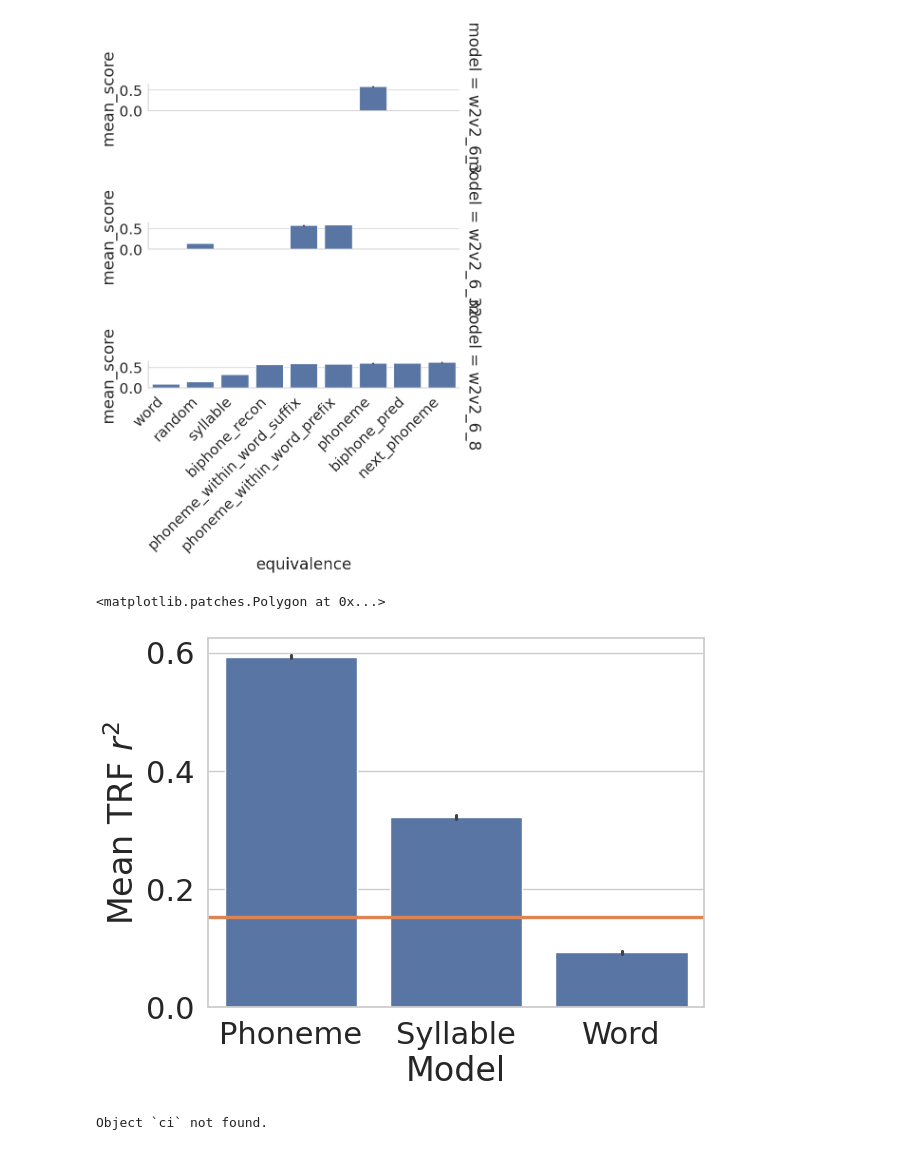
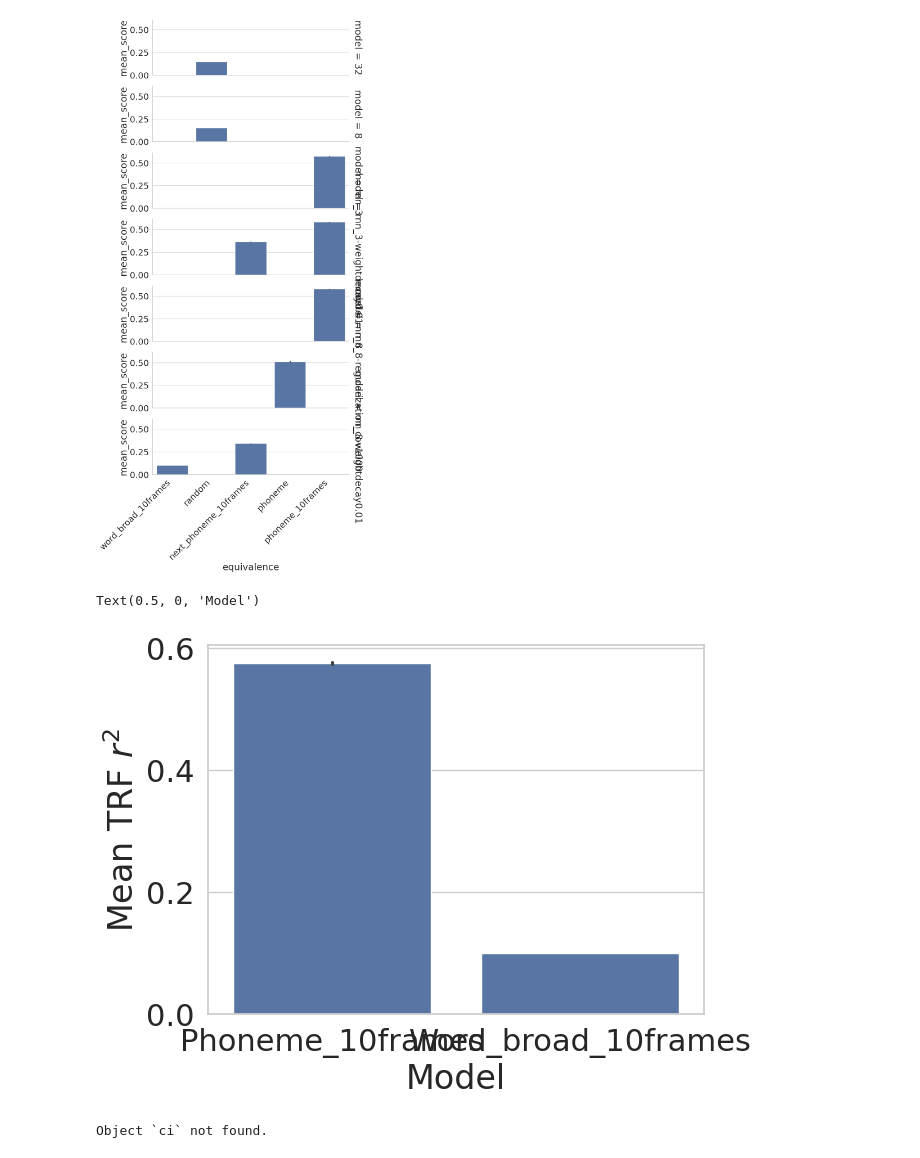
Before and after one commit to hans/ideal-word-representations, a Jupyter notebook: summary_notebooks/trf.ipynb, the cells around one changed output. Drawn from its saved outputs; the diff is of its cells as text; code cells hidden in the pictures.

Commit message:
trf summary: update to work with new pipeline

```diff
--- a/summary_notebooks/trf.ipynb
+++ b/summary_notebooks/trf.ipynb
@@ -7,11 +7,12 @@ import seaborn as sns
 # %%
 sns.set_theme(style="whitegrid", font_scale=2)
 # %%
-trf_score_paths = list(Path("../outputs/notebooks").glob("*/*/trf/trf_scores.csv"))
+trf_score_paths = list(Path("../outputs/notebooks").glob("*/*/*/*/trf/trf_scores.csv"))
+print(trf_score_paths)
 trf_scores = pd.concat([pd.read_csv(p) for p in trf_score_paths],
-                       keys=[(p.parents[2].name, p.parents[1].name) for p in trf_score_paths],
-                       names=["model", "equivalence"]).reset_index(level=2, drop=True)
-trf_scores = trf_scores.reset_index().melt(id_vars=["model", "equivalence", "fold"], var_name="output_dim", value_name="score").dropna()
+                       keys=[(p.parents[1].name, p.parents[2].name, p.parents[3].name) for p in trf_score_paths],
+                       names=["equivalence", "model", "base_model"]).reset_index(level=3, drop=True)
+trf_scores = trf_scores.reset_index().melt(id_vars=["base_model", "model", "equivalence", "fold"], var_name="output_dim", value_name="score").dropna()
 
 trf_scores["model"] = trf_scores.model.str.replace("random[^_]*_", "", regex=True)
 
@@ -33,4 +40,4 @@ trf_scores
 # %%
-score_summary = trf_scores.groupby(["model", "equivalence", "fold"]).apply(lambda xs: pd.Series({"mean_score": xs.score.mean(), "num_dimensions": xs.output_dim.nunique()}))
+score_summary = trf_scores.groupby(["base_model", "model", "equivalence", "fold"]).apply(lambda xs: pd.Series({"mean_score": xs.score.mean(), "num_dimensions": xs.output_dim.nunique()}))
 score_summary
 # %% [output]
@@ -61,26 +68,26 @@ for ax in g.axes.flat:
         label.set_rotation(45)
         label.set_ha("right")
 # %% [output]
-[figure, old version]
+[figure, new version]
 # %%
 plot_data = score_summary.reset_index()
-plot_data = plot_data[plot_data.model == "w2v2_6_8"]
-plot_data = plot_data[plot_data.equivalence.isin(["word", "syllable", "phoneme"])]
+# plot_data = plot_data[plot_data.model == "w2v2_6_8"]
+plot_data = plot_data[plot_data.equivalence.isin(["word_broad_10frames", "syllable_10frames", "phoneme_10frames"])]
 plot_data["equivalence"] = plot_data.equivalence.str.capitalize()
 
 # Get mean and standard error of random model
-random_mean = score_summary.loc["w2v2_6_8"].loc["random"].mean_score.mean()
-random_se = score_summary.loc["w2v2_6_8"].loc["random"].mean_score.sem()
+# random_mean = score_summary.loc["w2v2_6_8"].loc["random"].mean_score.mean()
+# random_se = score_summary.loc["w2v2_6_8"].loc["random"].mean_score.sem()
 
 ax = sns.barplot(data=plot_data, x="equivalence", y="mean_score", errorbar="se")
 ax.set_ylabel("Mean TRF $r^2$")
 ax.set_xlabel("Model")
 
 # Plot region of random performance
-ax.axhspan(random_mean - random_se, random_mean + random_se, color=sns.color_palette()[1])
+# ax.axhspan(random_mean - random_se, random_mean + random_se, color=sns.color_palette()[1])
 # %% [output]
-<matplotlib.patches.Polygon at 0x...>
+Text(0.5, 0, 'Model')
-[figure, old version]
+[figure, new version]
 # %%
 ci??
 # %% [output]
```
Also changed, not shown: parts of 3 cells of this notebook.
